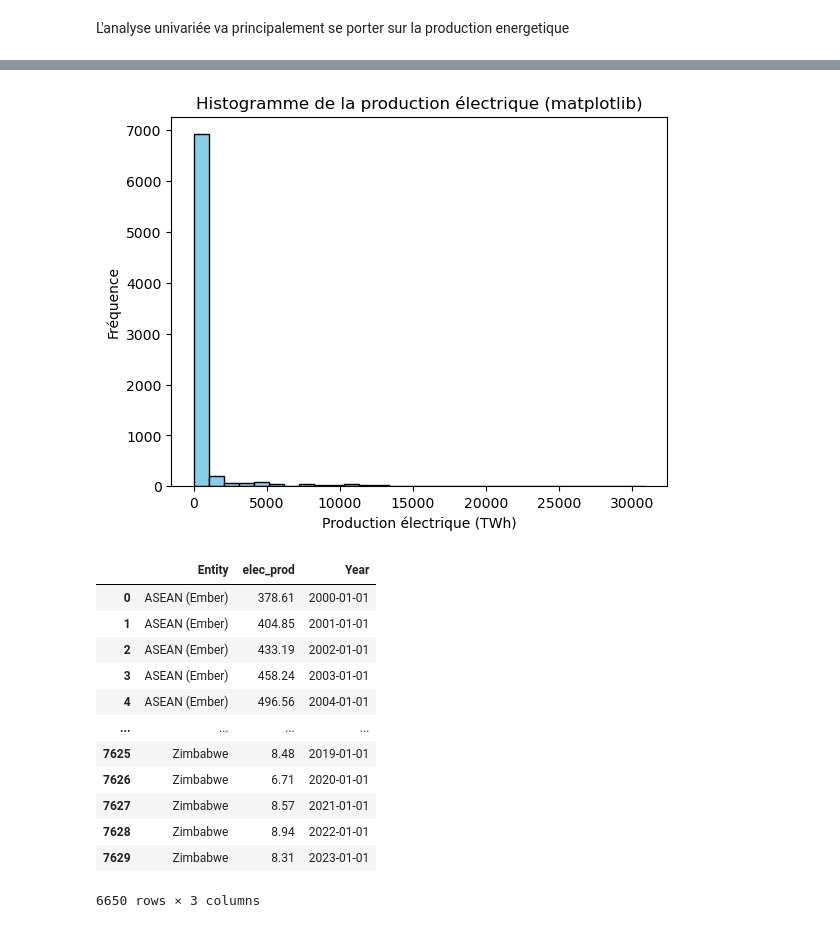
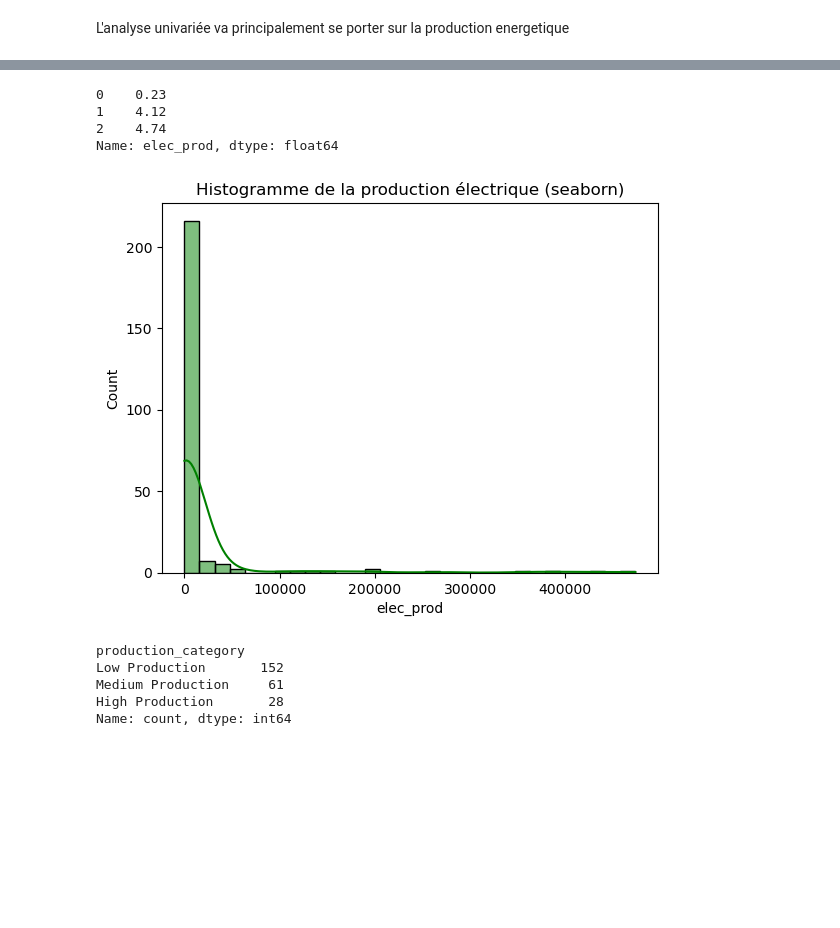
Before and after one commit to Kba-hub-cell/Dataviz_africitizen_project, a Jupyter notebook: Exploratory_analysis.ipynb, the cells around one changed output, grey strips where cells are left out. Saved outputs shown, nothing was run; the diff lists cells and outputs as text; code cells hidden in the pictures; blank space fills up the shorter version.

```diff
--- a/Exploratory_analysis.ipynb
+++ b/Exploratory_analysis.ipynb
@@ -140,24 +294,42 @@ df2.describe()
-# %%
-plt.hist(df2['elec_prod'], bins=30, color='skyblue', edgecolor='black')
-plt.title('Histogramme de la production électrique (matplotlib)')
-plt.xlabel('Production électrique (TWh)')
-plt.ylabel('Fréquence')
-plt.show()
-# %% [output]
-[figure, removed]
-# %%
-df2[df2['elec_prod']<=500]
-# %% [output]
-|  | Entity | elec_prod | Year |
-| 0 | ASEAN (Ember) | 378.61 | 2000-01-01 |
-| 1 | ASEAN (Ember) | 404.85 | 2001-01-01 |
-| 2 | ASEAN (Ember) | 433.19 | 2002-01-01 |
-| 3 | ASEAN (Ember) | 458.24 | 2003-01-01 |
-| 4 | ASEAN (Ember) | 496.56 | 2004-01-01 |
-| ... | ... | ... | ... |
-| 7625 | Zimbabwe | 8.48 | 2019-01-01 |
-| 7626 | Zimbabwe | 6.71 | 2020-01-01 |
-| 7627 | Zimbabwe | 8.57 | 2021-01-01 |
-| 7628 | Zimbabwe | 8.94 | 2022-01-01 |
-| 7629 | Zimbabwe | 8.31 | 2023-01-01 |
-6650 rows × 3 columns
+# %%
+# regroupement des données energetiques par pays
+df_grouped = df2_new.groupby(['Entity'])['elec_prod'].sum().reset_index()
+df_grouped.head()
+
+# copy of the countries without NUIE
+df3= df_grouped.copy()
+#df3.to_excel('electricity_production_countries.xlsx', index=False)
+# %%
+
+df3['elec_prod'].mode()
+# %% [output]
+0    0.23
+1    4.12
+2    4.74
+Name: elec_prod, dtype: float64
+# %%
+sns.histplot(df3['elec_prod'], kde = True, color='green', edgecolor='black', bins=30)
+plt.title('Histogramme de la production électrique (seaborn)')
+
+plt.show()
+# %% [output]
+[figure, added]
+# %%
+# Create a new categorical variable from elec production
+def categorize_production(value):
+    if value == 0:
+        return 'No Production'
+    elif value < 1000:
+        return 'Low Production'
+    elif value < 10000:
+        return 'Medium Production'
+    else:
+        return 'High Production'
+df3['production_category'] = df3['elec_prod'].apply(categorize_production)
+df3['production_category'].value_counts()
+# %% [output]
+production_category
+Low Production       152
+Medium Production     61
+High Production       28
+Name: count, dtype: int64
```
Also changed, not shown: parts of 38 cells of this notebook, 8 other files.
